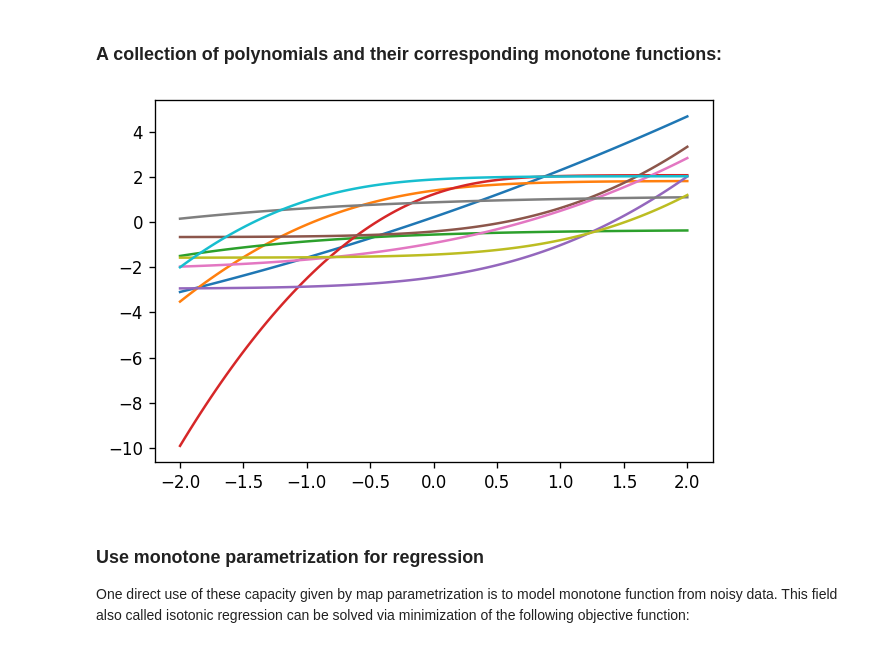
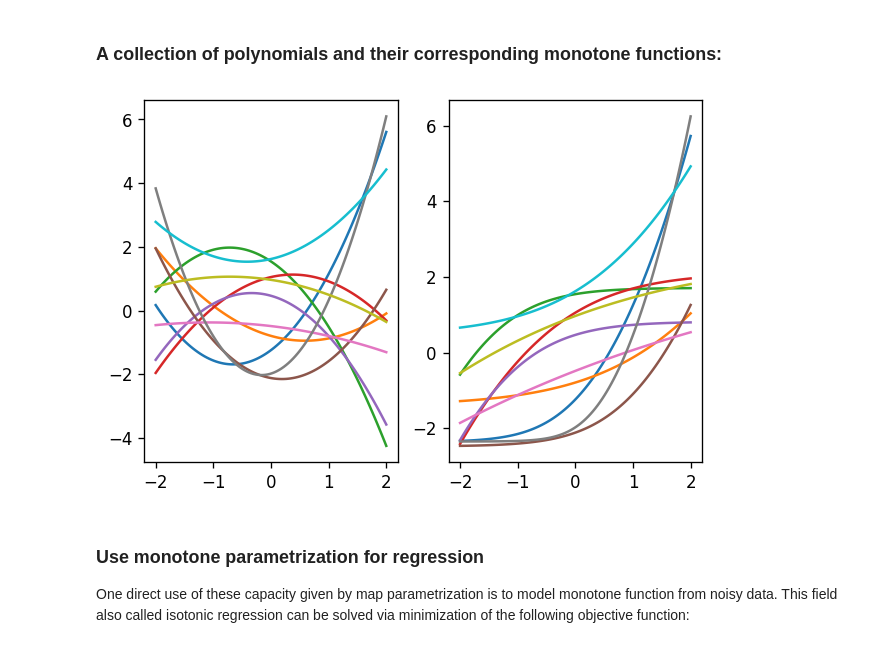
Before and after one commit to MeasureTransport/SIAMannual22, a Jupyter notebook: tutorial_code_AN22.ipynb, the cells around one changed output. Cells and saved outputs as stored; diff of their text form; code cells hidden in the pictures.

Commit message:
added non monotone plot

```diff
--- a/tutorial_code_AN22.ipynb
+++ b/tutorial_code_AN22.ipynb
@@ -95,21 +95,25 @@ plt.rcParams['savefig.dpi'] = 300
 # %%
 n = 100
 x = np.linspace(-2,2,n)
 x = x.reshape(1,n)
 
 opts = MapOptions()
 map_order = 2
 map_1d = CreateTriangular(1,1,map_order,opts)
 
-plt.figure()
+fig,ax = plt.subplots(1,2)
 for k in range(10):
   coeffs = np.random.randn(map_1d.numCoeffs)
   map_1d.SetCoeffs(coeffs)
-  y = map_1d.Evaluate(x)
-  plt.plot(x.flatten(),y.flatten())
+  f1 = map_1d.GetComponent(0).GetBaseFunction()
+  f1.SetCoeffs(coeffs)
+  Sy = map_1d.Evaluate(x)
+  y = f1.Evaluate(x)
+  ax[0].plot(x.flatten(),y.flatten())
+  ax[1].plot(x.flatten(),Sy.flatten())
 plt.show()
 # %% [output]
-[figure, old version]
+[figure, new version]
 # %% [markdown]
 ### Use monotone parametrization for regression
 
```
Also changed, not shown: parts of 39 cells of this notebook.
